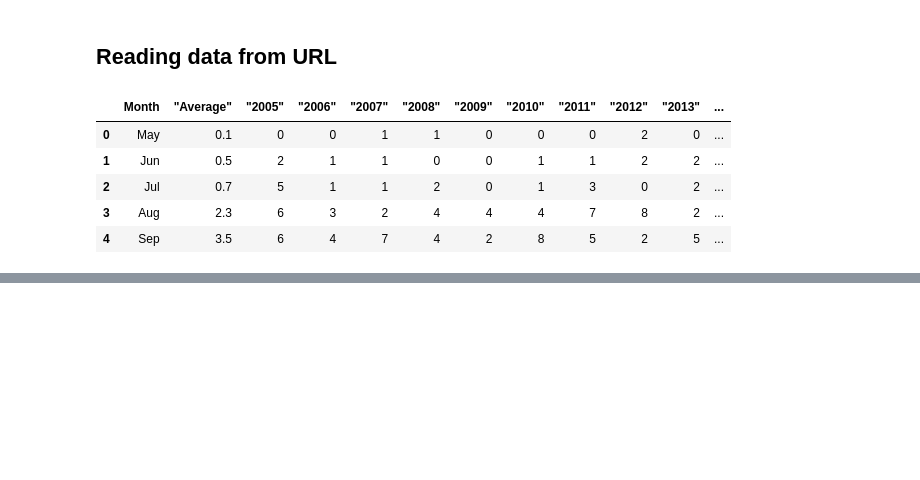
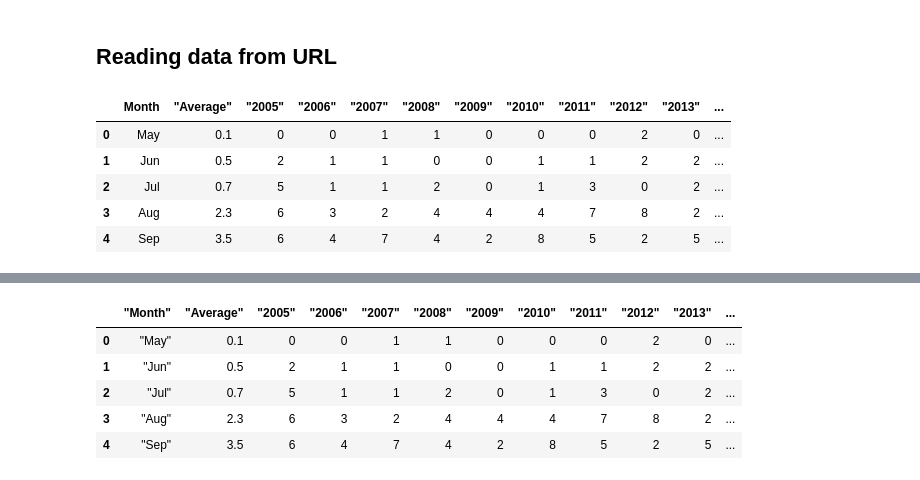
Before and after one commit to ochavirar/ML_Course, a Jupyter notebook: scripts/Data_Cleaning/Data_Cleaning_1.ipynb, the cells around one changed output, grey strips where cells are left out. Saved outputs shown, nothing was run; the diff lists cells and outputs as text; code cells hidden in the pictures; blank space fills up the shorter version.

Commit message:
URL data obtained

```diff
--- a/scripts/Data_Cleaning/Data_Cleaning_1.ipynb
+++ b/scripts/Data_Cleaning/Data_Cleaning_1.ipynb
@@ -160,0 +166,6 @@ df_url.head()
+# %%
+r = http.request('GET', hurricanes_url)
+response = r.data
+
+str_data = response.decode('utf-8')
+str_data
@@ -160,0 +174,4 @@ df_url.head()
+# %%
+
+lines = str_data.split('\n')
+lines
@@ -160,0 +190,4 @@ df_url.head()
+# %%
+
+col_names = lines[0].split(',')
+col_names
@@ -160,0 +208,8 @@ df_url.head()
+# %%
+n_cols = len(col_names)
+
+main_dict = {}
+for col in col_names:
+    main_dict[col] = []
+
+main_dict
@@ -160,0 +230,18 @@ df_url.head()
+# %%
+counter = 0
+for line in range(len(lines)-2):
+    if counter > 0:
+        values = lines[line].strip().split(',')
+        for i in range(n_cols):
+            main_dict[col_names[i]].append(values[i])
+    counter += 1
+
+hurricanes_df = pd.DataFrame(main_dict)
+hurricanes_df.head()
+# %% [output]
+|  | "Month" | "Average" | "2005" | "2006" | "2007" | "2008" | "2009" | "2010" | "2011" | "2012" | "2013" | ... |
+| 0 | "May" | 0.1 | 0 | 0 | 1 | 1 | 0 | 0 | 0 | 2 | 0 | ... |
+| 1 | "Jun" | 0.5 | 2 | 1 | 1 | 0 | 0 | 1 | 1 | 2 | 2 | ... |
+| 2 | "Jul" | 0.7 | 5 | 1 | 1 | 2 | 0 | 1 | 3 | 0 | 2 | ... |
+| 3 | "Aug" | 2.3 | 6 | 3 | 2 | 4 | 4 | 4 | 7 | 8 | 2 | ... |
+| 4 | "Sep" | 3.5 | 6 | 4 | 7 | 4 | 2 | 8 | 5 | 2 | 5 | ... |
```
Also changed, not shown: parts of 8 cells of this notebook.
